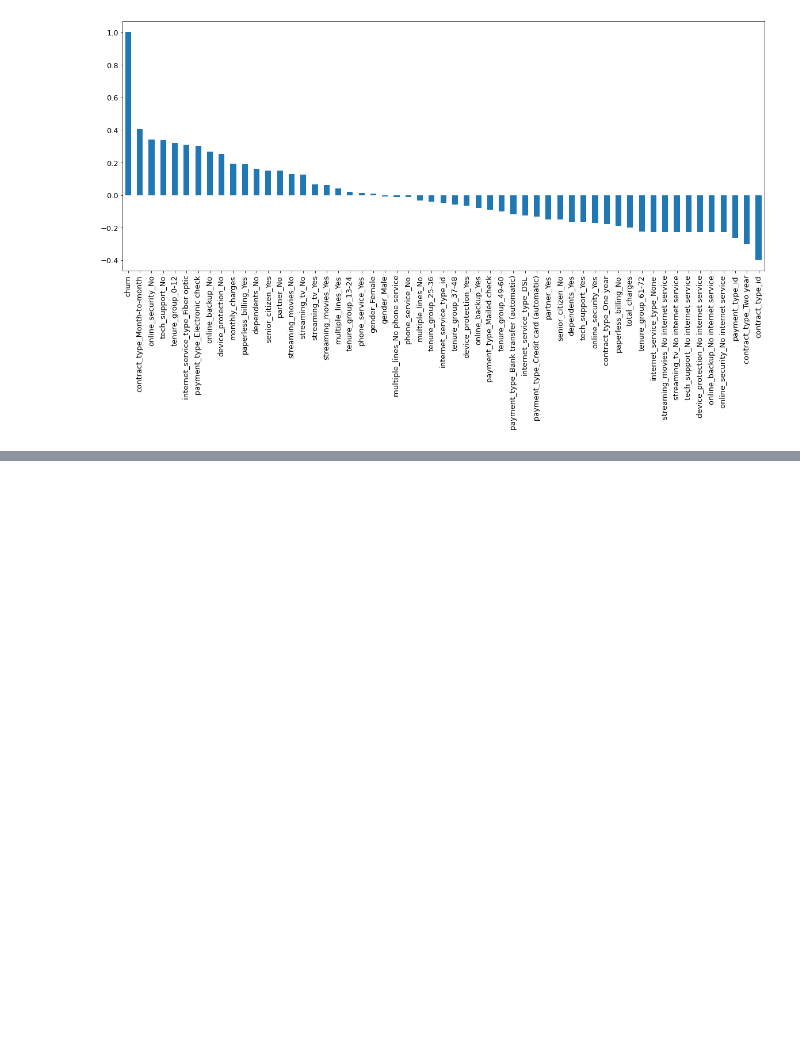
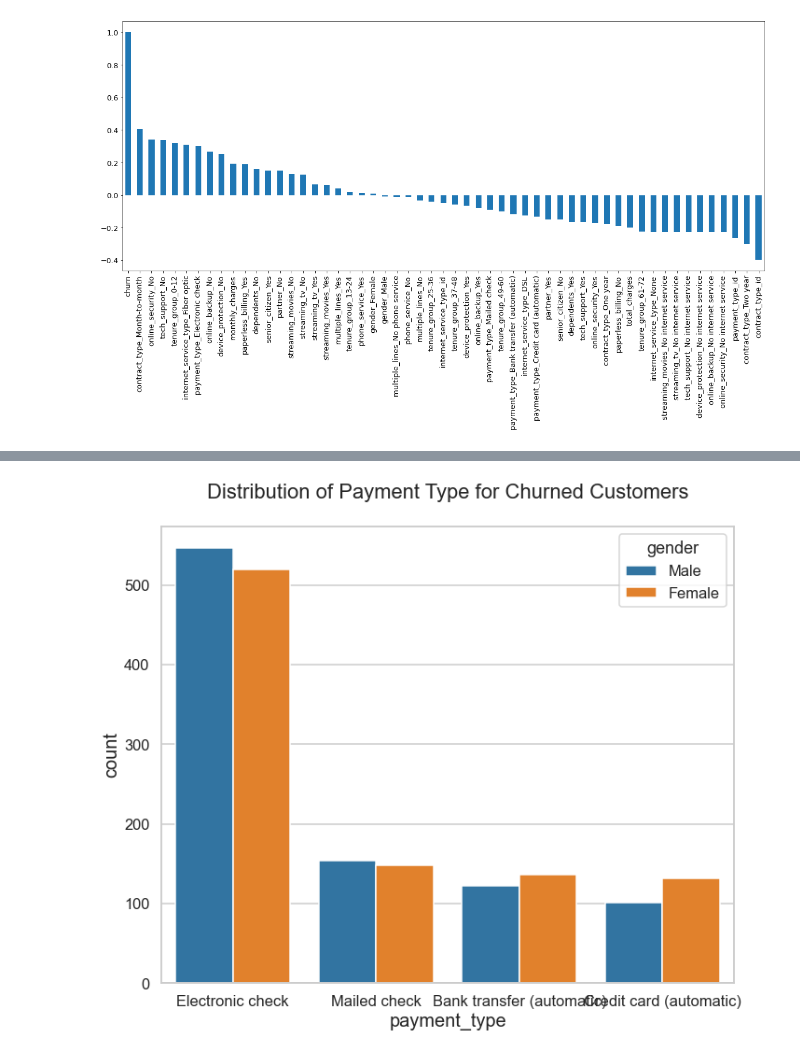
Before and after one commit to raycerna/telco-churn-analysis, a Jupyter notebook: telco_analysis.ipynb, the cells around one changed output, grey strips where cells are left out. Cells and saved outputs as stored; diff of their text form; code cells hidden in the pictures; blank space fills up the shorter version.

```diff
--- a/telco_analysis.ipynb
+++ b/telco_analysis.ipynb
@@ -519,0 +560,4 @@ telco_data_dummies.corr()['churn'].sort_values(ascending = False).plot(kind='bar
+# %%
+uniplot(churn1,col='payment_type',title='Distribution of Payment Type for Churned Customers',hue='gender')
+# %% [output]
+[figure, added]
```
Also changed, not shown: parts of 22 cells of this notebook.
